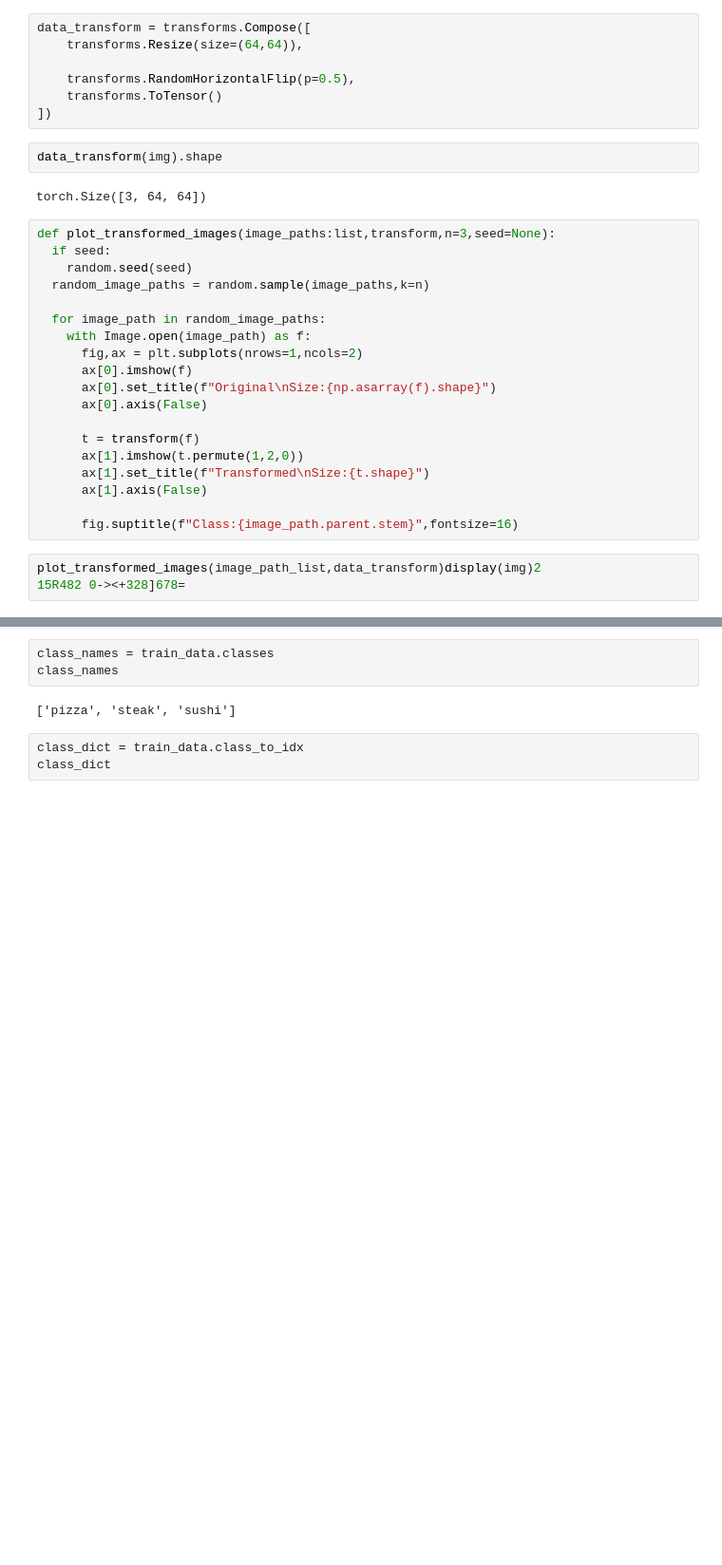
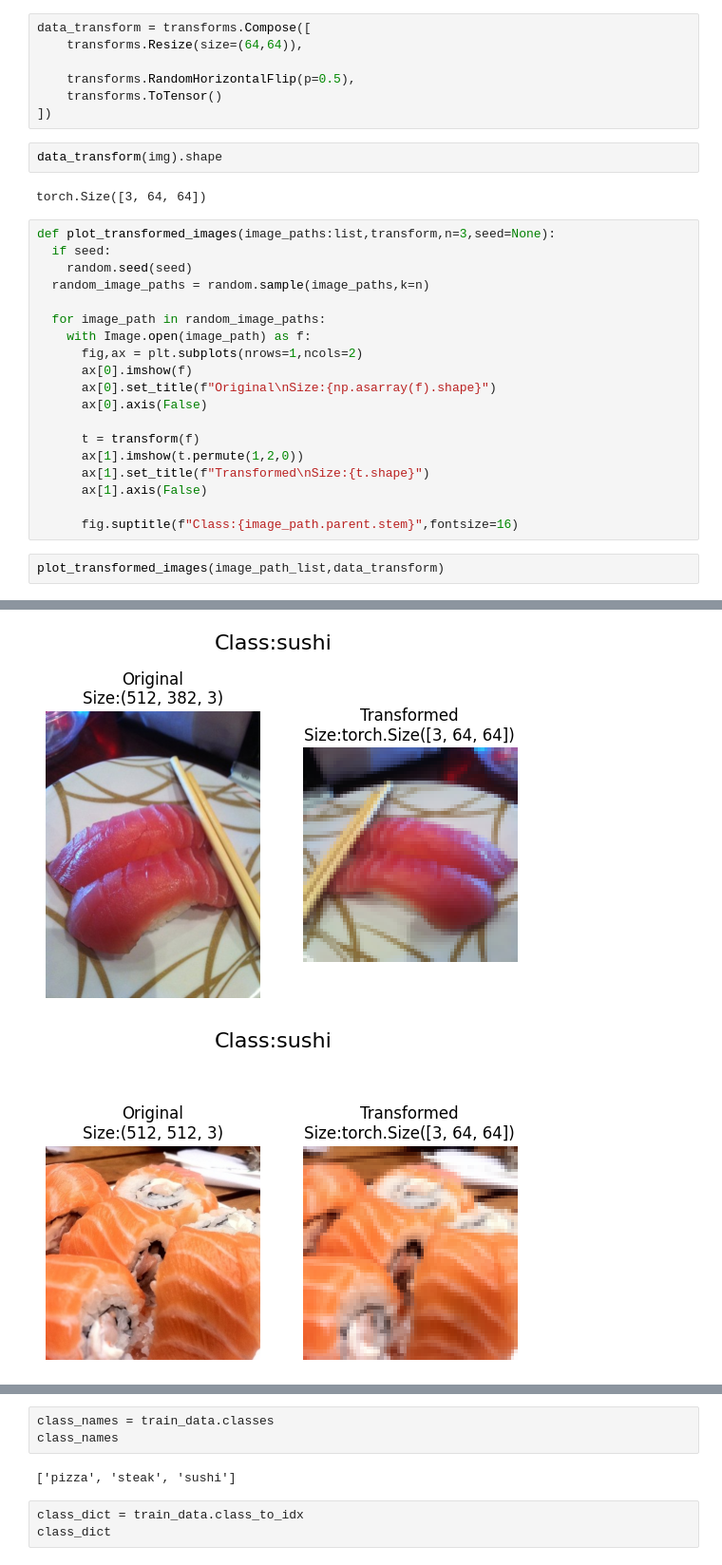
Before and after one commit to antidude900/pytorch_learning, a Jupyter notebook: 04_custom_datasets.ipynb, the cells around one changed output, grey strips where cells are left out. Shown at 95% size. Saved outputs shown, nothing was run; the diff lists cells and outputs as text; blank space fills up the shorter version.

```diff
--- a/04_custom_datasets.ipynb
+++ b/04_custom_datasets.ipynb
@@ -241,6 +241,5 @@ def plot_transformed_images(image_paths:list,transform,n=3,seed=None):
 
       fig.suptitle(f"Class:{image_path.parent.stem}",fontsize=16)
 # %%
-plot_transformed_images(image_path_list,data_transform)display(img)2
-15R482 0-><+328]678=
+plot_transformed_images(image_path_list,data_transform)
 # %% [output]
@@ -247,0 +246,2 @@ SyntaxError: invalid decimal literal (<ipython-input-39-737f2d30f34d>, line 2)
+[figure, added]
+[figure, added]
```
Also changed, not shown: parts of 10 cells of this notebook.
